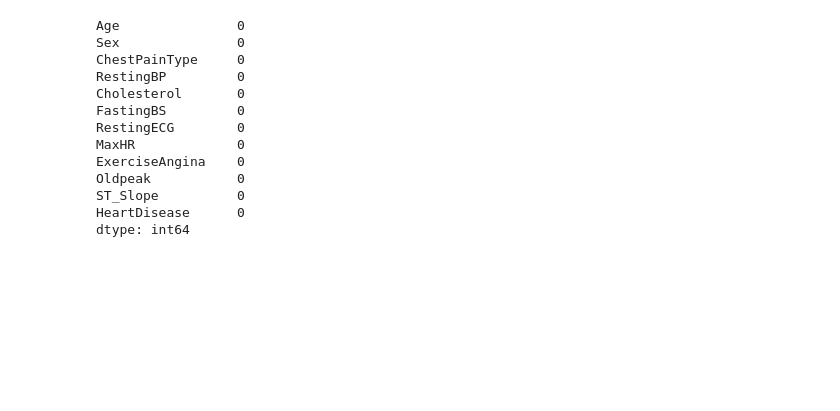
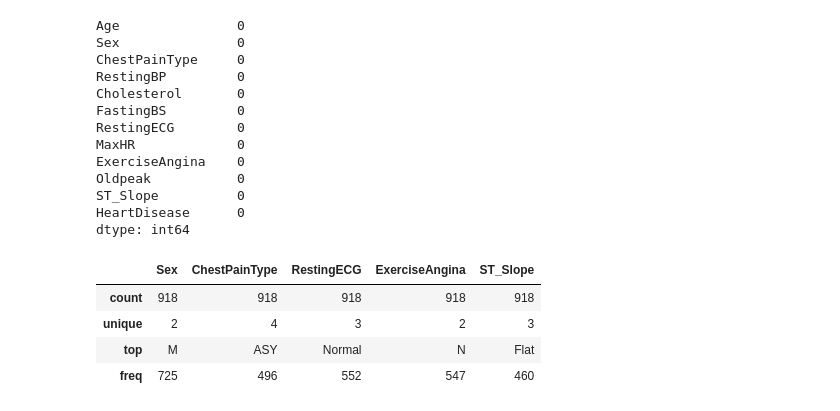
Before and after one commit to RoseMwangi98/Predicting_heart_disease_KNN, a Jupyter notebook: heartdisease.ipynb, the cells around one changed output. Saved outputs shown, nothing was run; the diff lists cells and outputs as text; code cells hidden in the pictures; blank space fills up the shorter version.

```diff
--- a/heartdisease.ipynb
+++ b/heartdisease.ipynb
@@ -94,3 +94,11 @@ Oldpeak           0
 ST_Slope          0
 HeartDisease      0
 dtype: int64
+# %%
+df.describe(include=['object'])
+# %% [output]
+|  | Sex | ChestPainType | RestingECG | ExerciseAngina | ST_Slope |
+| count | 918 | 918 | 918 | 918 | 918 |
+| unique | 2 | 4 | 3 | 2 | 3 |
+| top | M | ASY | Normal | N | Flat |
+| freq | 725 | 496 | 552 | 547 | 460 |
```
Also changed, not shown: parts of 1 cell of this notebook.
